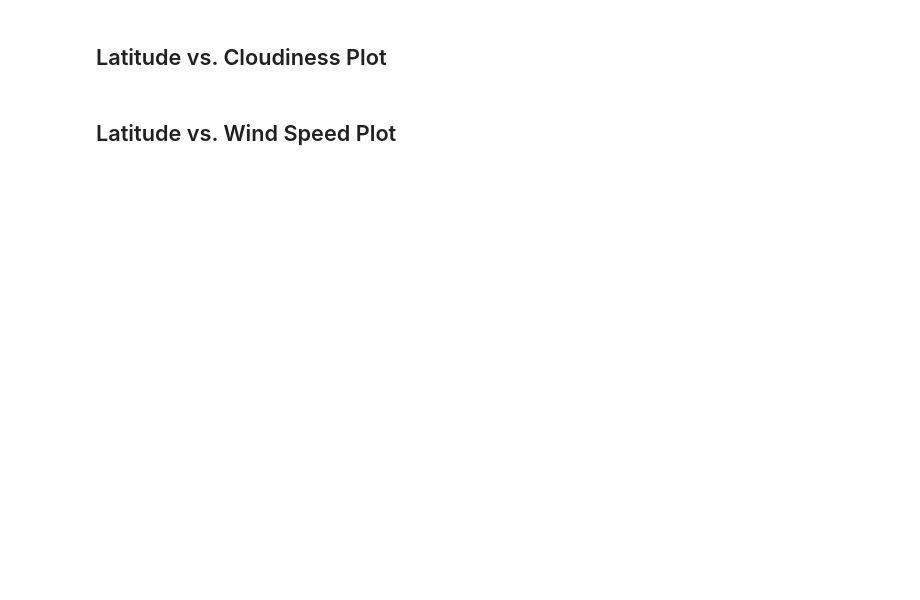
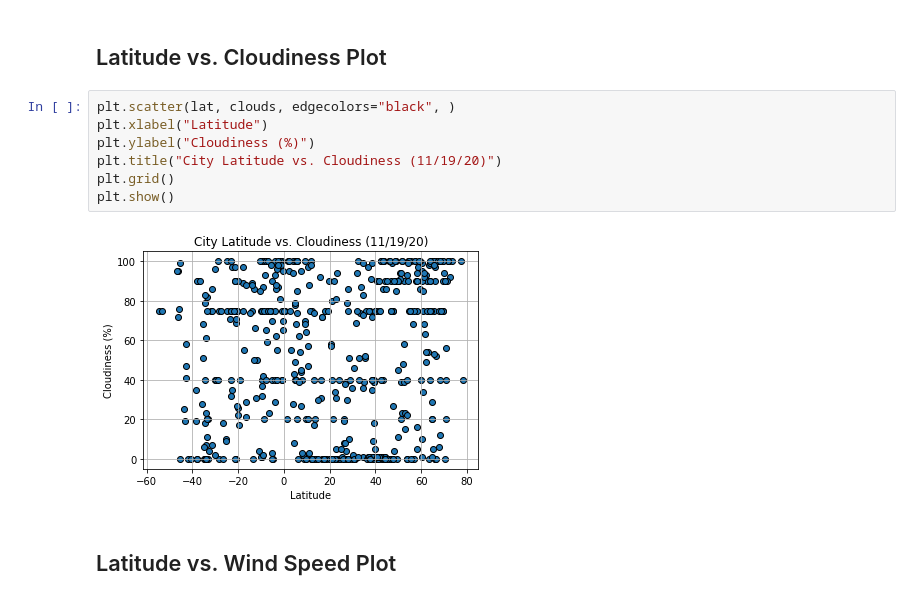
Before and after one commit to jacance/python-api-challenge, a Jupyter notebook: WeatherPy/WeatherPy.ipynb, the cells around one changed output. Saved outputs shown, nothing was run; the diff lists cells and outputs as text; blank space fills up the shorter version.

```diff
--- a/WeatherPy/WeatherPy.ipynb
+++ b/WeatherPy/WeatherPy.ipynb
@@ -198,4 +239,13 @@ Skip this step if there are no cities that have humidity > 100%.
 # %% [markdown]
 ## Latitude vs. Cloudiness Plot
+# %%
+plt.scatter(lat, clouds, edgecolors="black", )
+plt.xlabel("Latitude")
+plt.ylabel("Cloudiness (%)")
+plt.title("City Latitude vs. Cloudiness (11/19/20)")
+plt.grid()
+plt.show()
+# %% [output]
+[figure, added]
 # %% [markdown]
 ## Latitude vs. Wind Speed Plot
```
Also changed, not shown: parts of 19 cells of this notebook, 2 other files.
